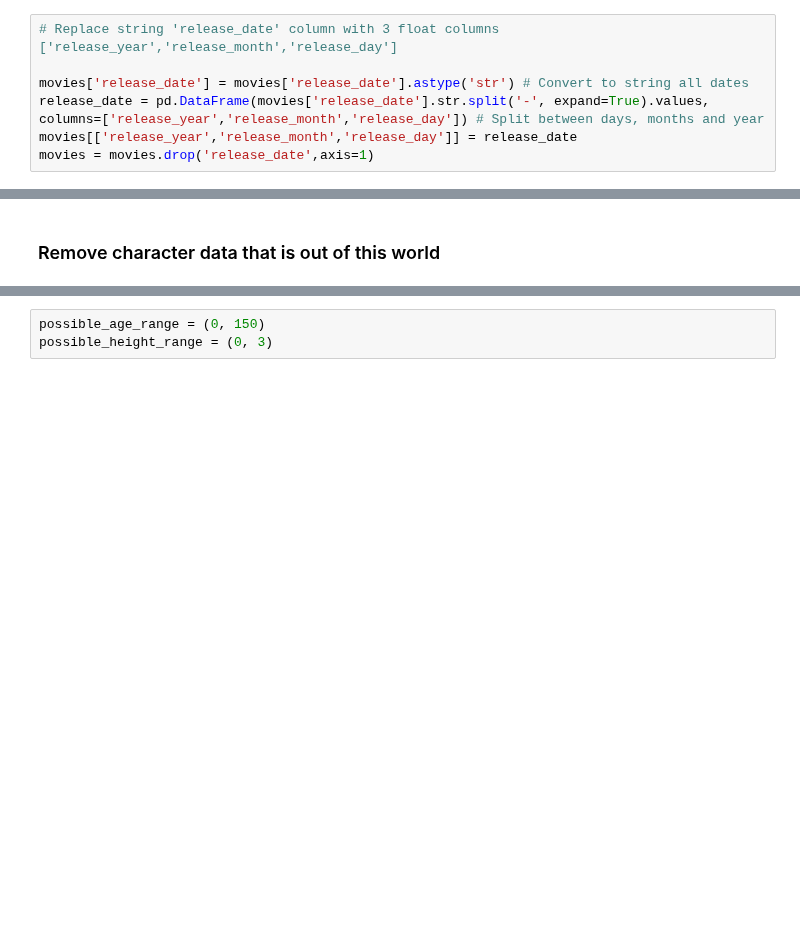
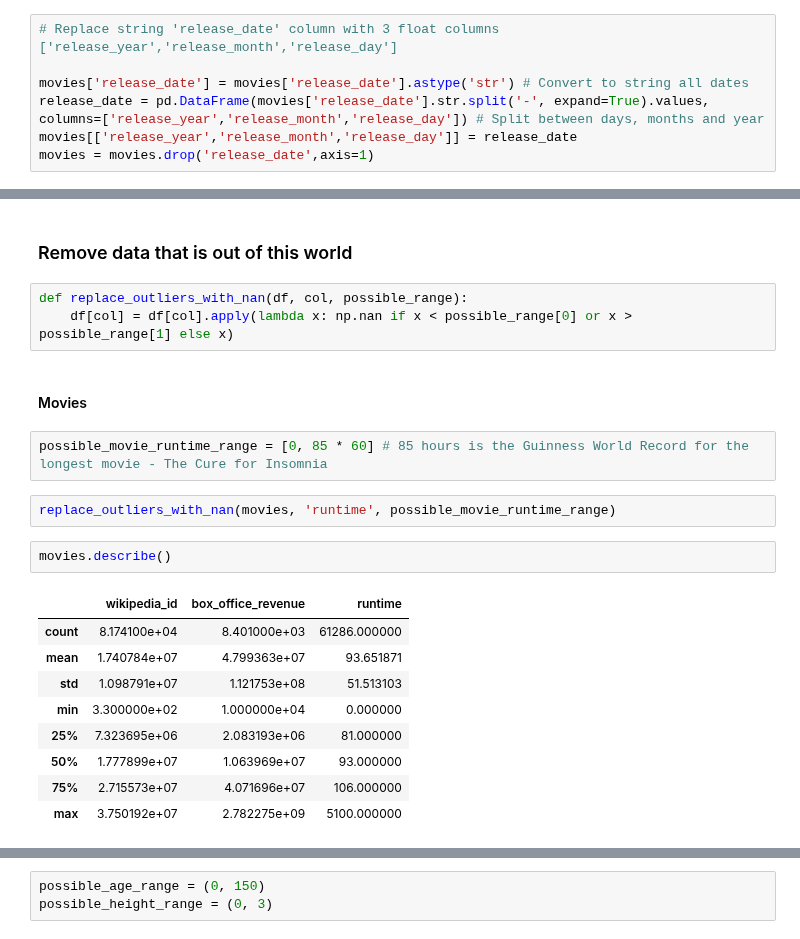
Before and after one commit to epfl-ada/ada-2022-project-theadaholics, a Jupyter notebook: main.ipynb, the cells around one changed output, grey strips where cells are left out. Saved outputs shown, nothing was run; the diff lists cells and outputs as text; blank space fills up the shorter version.

Commit message:
Remove data for movies which is out of this world

```diff
--- a/main.ipynb
+++ b/main.ipynb
@@ -122,4 +122,25 @@ movies.head()
 | 3 | 9363483 | /m/0285_cd | White Of The Eye | NaN | 110.0 | [English] | [United Kingdom] | [Thriller, Erotic thriller, Psych... | ... |
 | 4 | 261236 | /m/01mrr1 | A Woman in Flames | NaN | 106.0 | [German] | [Germany] | [Drama] | ... |
 # %% [markdown]
-### Remove character data that is out of this world
+### Remove data that is out of this world
+# %%
+def replace_outliers_with_nan(df, col, possible_range):
+    df[col] = df[col].apply(lambda x: np.nan if x < possible_range[0] or x > possible_range[1] else x)
+# %% [markdown]
+#### Movies
+# %%
+possible_movie_runtime_range = [0, 85 * 60] # 85 hours is the Guinness World Record for the longest movie - The Cure for Insomnia
+# %%
+replace_outliers_with_nan(movies, 'runtime', possible_movie_runtime_range)
+# %%
+movies.describe()
+# %% [output]
+|  | wikipedia_id | box_office_revenue | runtime |
+| count | 8.174100e+04 | 8.401000e+03 | 61286.000000 |
+| mean | 1.740784e+07 | 4.799363e+07 | 93.651871 |
+| std | 1.098791e+07 | 1.121753e+08 | 51.513103 |
+| min | 3.300000e+02 | 1.000000e+04 | 0.000000 |
+| 25% | 7.323695e+06 | 2.083193e+06 | 81.000000 |
+| 50% | 1.777899e+07 | 1.063969e+07 | 93.000000 |
+| 75% | 2.715573e+07 | 4.071696e+07 | 106.000000 |
+| max | 3.750192e+07 | 2.782275e+09 | 5100.000000 |
```
Also changed, not shown: parts of 4 cells of this notebook.
